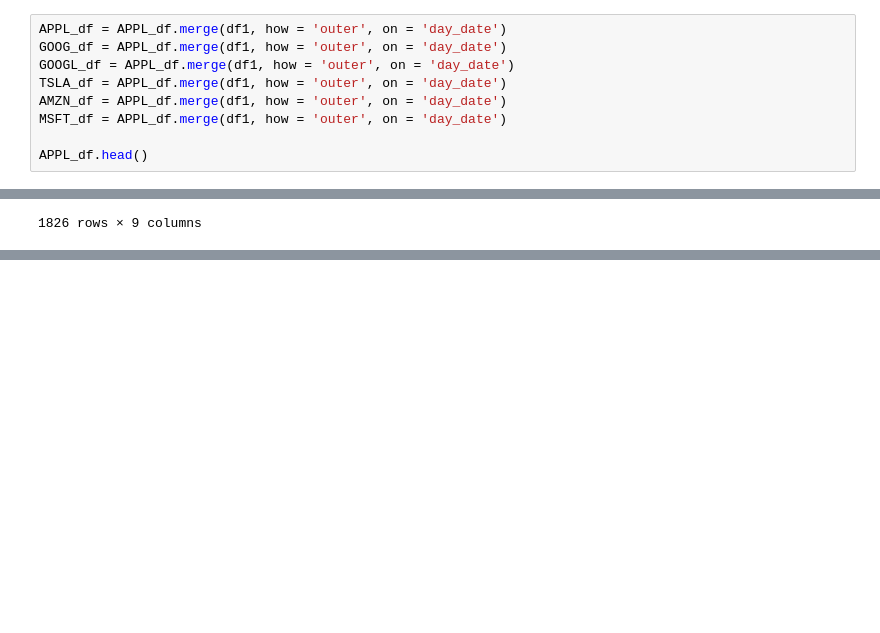
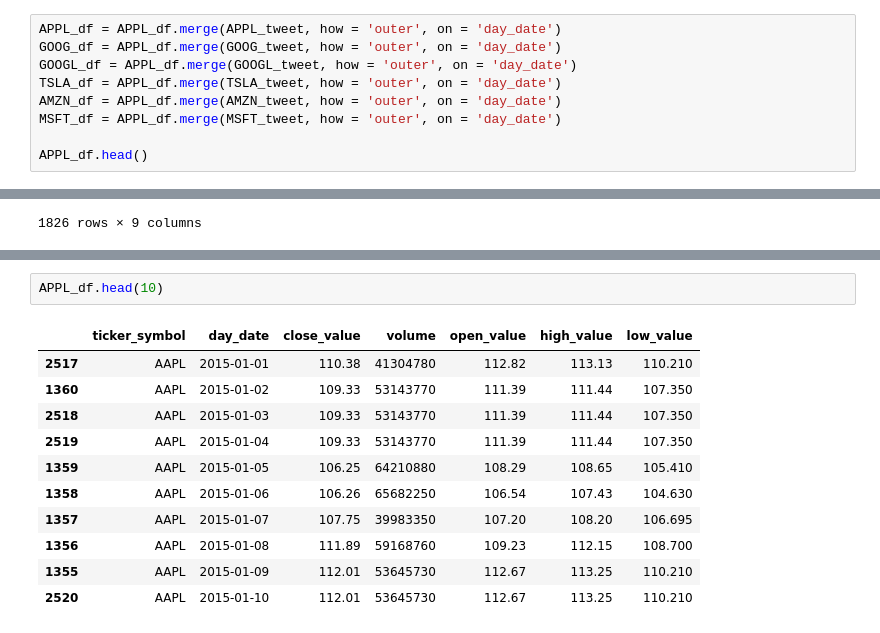
Before and after one commit to jxl22000/Sentiment-Analysis, a Jupyter notebook: SAmodel.ipynb, the cells around one changed output, grey strips where cells are left out. Saved outputs shown, nothing was run; the diff lists cells and outputs as text; blank space fills up the shorter version.

```diff
--- a/SAmodel.ipynb
+++ b/SAmodel.ipynb
@@ -201,12 +201,12 @@ TSLA_tweet = TSLA_tweet.groupby('day_date')['summarative_score'].sum()
 AMZN_tweet = AMZN_tweet.groupby('day_date')['summarative_score'].sum()
 MSFT_tweet = MSFT_tweet.groupby('day_date')['summarative_score'].sum()
 # %%
-APPL_df = APPL_df.merge(df1, how = 'outer', on = 'day_date')
-GOOG_df = APPL_df.merge(df1, how = 'outer', on = 'day_date')
-GOOGL_df = APPL_df.merge(df1, how = 'outer', on = 'day_date')
-TSLA_df = APPL_df.merge(df1, how = 'outer', on = 'day_date')
-AMZN_df = APPL_df.merge(df1, how = 'outer', on = 'day_date')
-MSFT_df = APPL_df.merge(df1, how = 'outer', on = 'day_date')
+APPL_df = APPL_df.merge(APPL_tweet, how = 'outer', on = 'day_date')
+GOOG_df = APPL_df.merge(GOOG_tweet, how = 'outer', on = 'day_date')
+GOOGL_df = APPL_df.merge(GOOGL_tweet, how = 'outer', on = 'day_date')
+TSLA_df = APPL_df.merge(TSLA_tweet, how = 'outer', on = 'day_date')
+AMZN_df = APPL_df.merge(AMZN_tweet, how = 'outer', on = 'day_date')
+MSFT_df = APPL_df.merge(MSFT_tweet, how = 'outer', on = 'day_date')
 
 APPL_df.head()
 # %% [output]
@@ -241,0 +261,14 @@ MSFT_df.replace(to_replace = np.nan, value = 0)
+# %%
+APPL_df.head(10)
+# %% [output]
+|  | ticker_symbol | day_date | close_value | volume | open_value | high_value | low_value |
+| 2517 | AAPL | 2015-01-01 | 110.38 | 41304780 | 112.82 | 113.13 | 110.210 |
+| 1360 | AAPL | 2015-01-02 | 109.33 | 53143770 | 111.39 | 111.44 | 107.350 |
+| 2518 | AAPL | 2015-01-03 | 109.33 | 53143770 | 111.39 | 111.44 | 107.350 |
+| 2519 | AAPL | 2015-01-04 | 109.33 | 53143770 | 111.39 | 111.44 | 107.350 |
+| 1359 | AAPL | 2015-01-05 | 106.25 | 64210880 | 108.29 | 108.65 | 105.410 |
+| 1358 | AAPL | 2015-01-06 | 106.26 | 65682250 | 106.54 | 107.43 | 104.630 |
+| 1357 | AAPL | 2015-01-07 | 107.75 | 39983350 | 107.20 | 108.20 | 106.695 |
+| 1356 | AAPL | 2015-01-08 | 111.89 | 59168760 | 109.23 | 112.15 | 108.700 |
+| 1355 | AAPL | 2015-01-09 | 112.01 | 53645730 | 112.67 | 113.25 | 110.210 |
+| 2520 | AAPL | 2015-01-10 | 112.01 | 53645730 | 112.67 | 113.25 | 110.210 |
```
Also changed, not shown: parts of 15 cells of this notebook.
